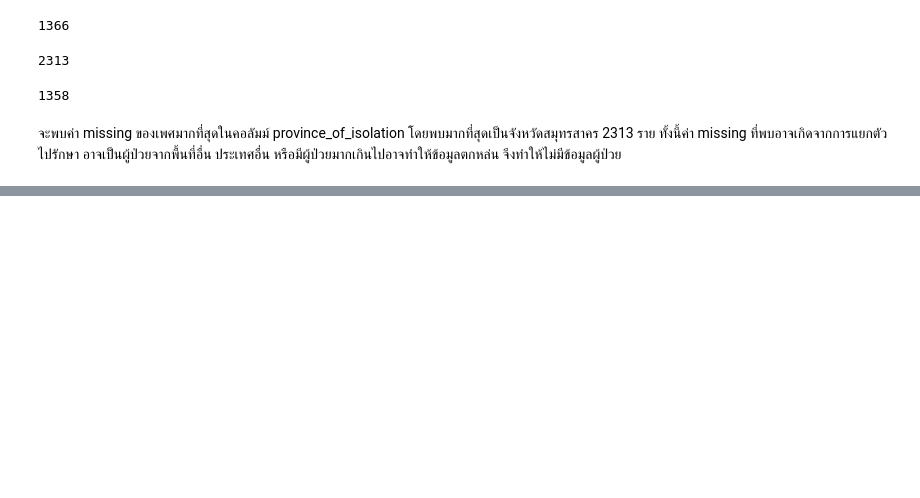
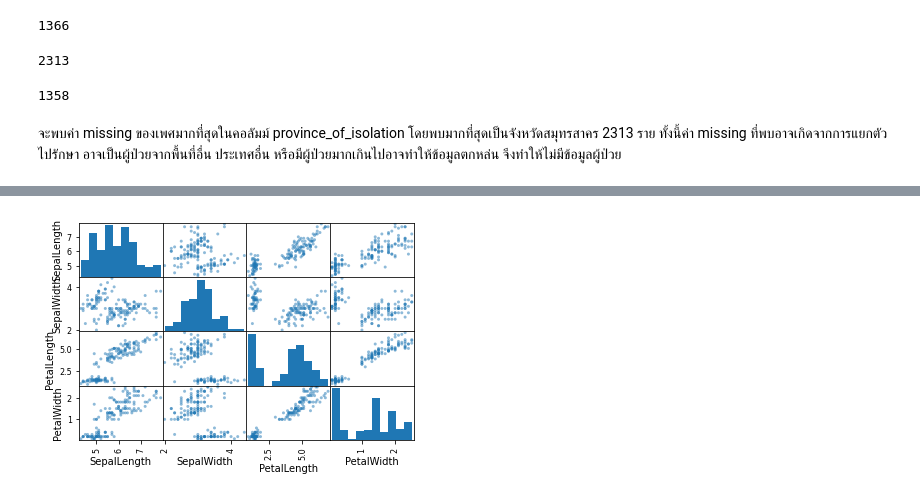
Before and after one commit to jiriyaporn/data_viz, a Jupyter notebook: pandas102.ipynb, the cells around one changed output, grey strips where cells are left out. Saved outputs shown, nothing was run; the diff lists cells and outputs as text; code cells hidden in the pictures; blank space fills up the shorter version.

```diff
--- a/pandas102.ipynb
+++ b/pandas102.ipynb
@@ -455,0 +655,4 @@ dt[dt['province_of_onset']=='สมุทรสาคร'].shape[0]
+# %%
+pd.plotting.scatter_matrix(df); ##ลบoutput ที่เป็นตัวหนังสือออก
+# %% [output]
+[figure, added]
```
Also changed, not shown: parts of 29 cells of this notebook.
